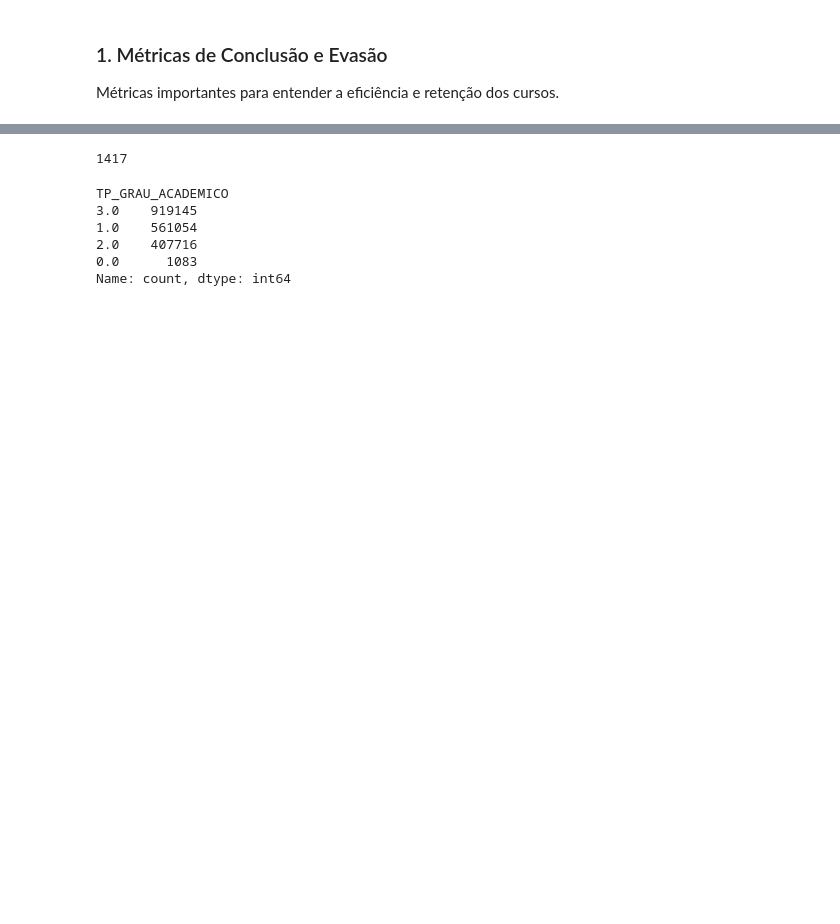
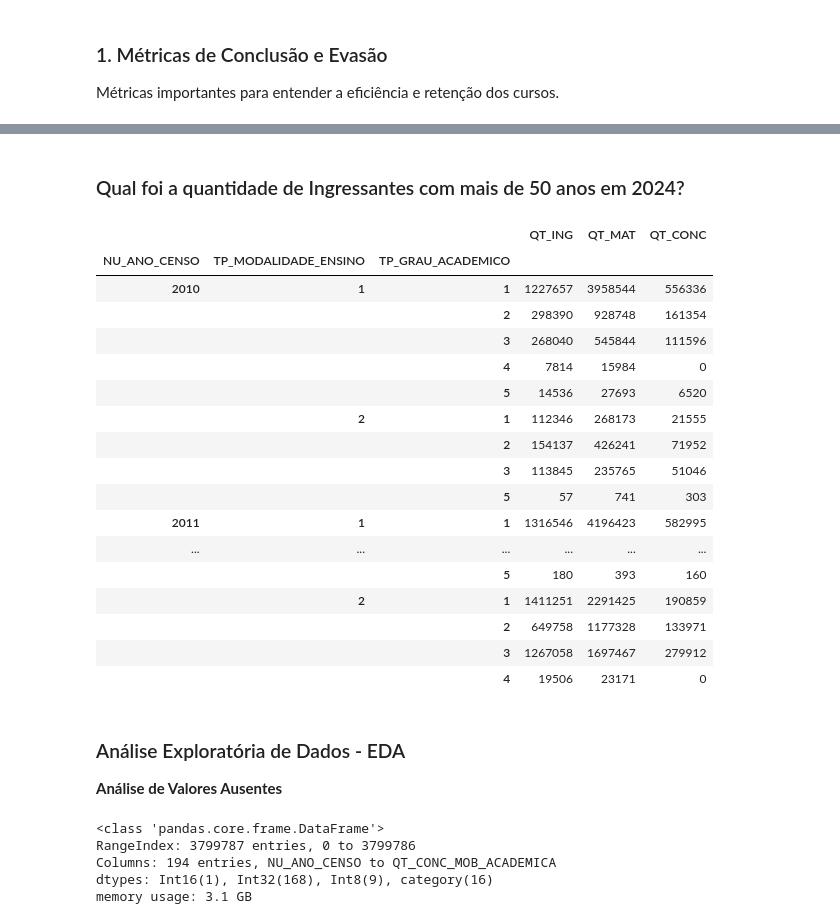
Before and after one commit to leojutsu/estagio_abed, a Jupyter notebook: censup.ipynb, the cells around one changed output, grey strips where cells are left out. Drawn from its saved outputs; the diff is of its cells as text; code cells hidden in the pictures; blank space fills up the shorter version.

Commit message:
tratamentos valores ausentes

```diff
--- a/censup.ipynb
+++ b/censup.ipynb
@@ -147,0 +320,17 @@ df_completo_padronizado.shape
+# %%
+# Alterando o tipo 'object' de dados com loop for
+colunas = df_completo_padronizado.columns
+
+# 1. Otimização para Códigos Categóricos (Tipos de informação)
+for col in colunas:
+    # Colunas que são geralmente códigos, indicadores ou categorias com poucos valores
+    if col.startswith('TP_') or col.startswith('IN_'):
+        # Usar Int8 para códigos pequenos (como 0 até 9) ou indicadores (0/1)
+        df_completo_padronizado[col] = df_completo_padronizado[col].astype('Int8')
+
+# 2. Otimização para Textos (Nomes e Descrições)
+for col in colunas:
+    # Colunas de códigos (CO_) ou nomes repetitivos (NO_)
+    if col.startswith('CO_') or col.startswith('NO_') or col.startswith('SG_'):
+        # 'category' é o tipo mais eficiênte para strings repetitivas
+        df_completo_padronizado[col] = df_completo_padronizado[col].astype('category')
@@ -147,0 +346,3 @@ df_completo_padronizado.shape
+# %%
+# Salvando uma cópia com as colunas ordenadas.
+df_full_order = df_completo_padronizado[order_columns].copy()
@@ -163,3 +380,4 @@ df_censo_ead['NU_ANO_CENSO'] = pd.to_datetime(df_censo_ead['NU_ANO_CENSO'], form
 # %%
 # Selecionando apenas colunas com valores numéricos
-colunas_quantidade = [col for col in df_censo_ead.columns if col.startswith('QT_')]
+colunas_quantidade = [col for col in df_full_order.columns if col.startswith('QT_')]
+len(colunas_quantidade)
@@ -166,3 +386,7 @@ colunas_quantidade = [col for col in df_censo_ead.columns if col.startswith('QT_
 # %%
 # Preechendo os valores nulos (NaN) para evitar erros nas operações matemáricas, usando 0 nas colunas de contagem
-df_censo_ead[colunas_quantidade] = df_censo_ead[colunas_quantidade].fillna(0)
+for col in colunas_quantidade:
+    df_full_order[col] = df_full_order[col].fillna(0)
+
+# Solução alternativa usando .loc
+# df_full_order.loc[:,colunas_quantidade] = df_full_order[colunas_quantidade].fillna(0)
@@ -322,13 +409,2 @@ Name: QT_ING_PRETA, dtype: int64
-# %%
-df_ead_geral['TP_GRAU_ACADEMICO'].isna().sum()
-# %% [output]
-1417
-# %%
-df_ead_geral['TP_GRAU_ACADEMICO'].value_counts()
-# %% [output]
-TP_GRAU_ACADEMICO
-3.0    919145
-1.0    561054
-2.0    407716
-0.0      1083
-Name: count, dtype: int64
+# %% [markdown]
+### Qual foi a quantidade de Ingressantes com mais de 50 anos em 2024?
@@ -334,0 +414,22 @@ Name: count, dtype: int64
+# %%
+# Quantidade de ingressantes por censo
+df_full_order.groupby(['NU_ANO_CENSO','TP_MODALIDADE_ENSINO', 'TP_GRAU_ACADEMICO'])[['QT_ING', 'QT_MAT', 'QT_CONC' ]].sum()
+# %% [output]
+|  |  |  | QT_ING | QT_MAT | QT_CONC |
+| NU_ANO_CENSO | TP_MODALIDADE_ENSINO | TP_GRAU_ACADEMICO |  |  |  |
+| 2010 | 1 | 1 | 1227657 | 3958544 | 556336 |
+|  |  | 2 | 298390 | 928748 | 161354 |
+|  |  | 3 | 268040 | 545844 | 111596 |
+|  |  | 4 | 7814 | 15984 | 0 |
+|  |  | 5 | 14536 | 27693 | 6520 |
+|  | 2 | 1 | 112346 | 268173 | 21555 |
+|  |  | 2 | 154137 | 426241 | 71952 |
+|  |  | 3 | 113845 | 235765 | 51046 |
+|  |  | 5 | 57 | 741 | 303 |
+| 2011 | 1 | 1 | 1316546 | 4196423 | 582995 |
+| ... | ... | ... | ... | ... | ... |
+|  |  | 5 | 180 | 393 | 160 |
+|  | 2 | 1 | 1411251 | 2291425 | 190859 |
+|  |  | 2 | 649758 | 1177328 | 133971 |
+|  |  | 3 | 1267058 | 1697467 | 279912 |
+|  |  | 4 | 19506 | 23171 | 0 |
@@ -334,0 +445,12 @@ Name: count, dtype: int64
+# %% [markdown]
+### Análise Exploratória de Dados - EDA
+**Análise de Valores Ausentes**
+# %%
+# Primeiras estatísticas
+df_full_order.info()
+# %% [output]
+<class 'pandas.core.frame.DataFrame'>
+RangeIndex: 3799787 entries, 0 to 3799786
+Columns: 194 entries, NU_ANO_CENSO to QT_CONC_MOB_ACADEMICA
+dtypes: Int16(1), Int32(168), Int8(9), category(16)
+memory usage: 3.1 GB
```
Also changed, not shown: parts of 154 cells of this notebook.
